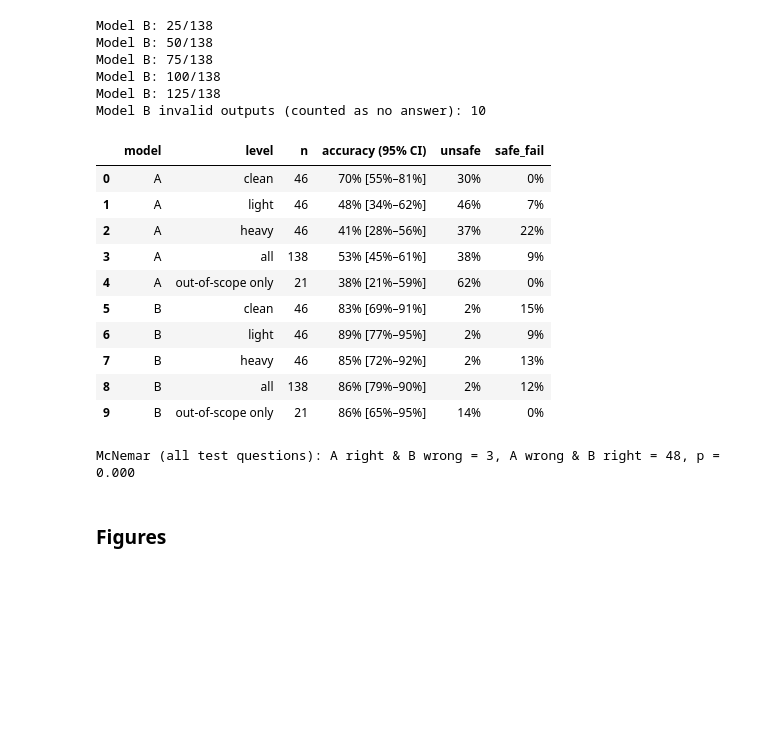
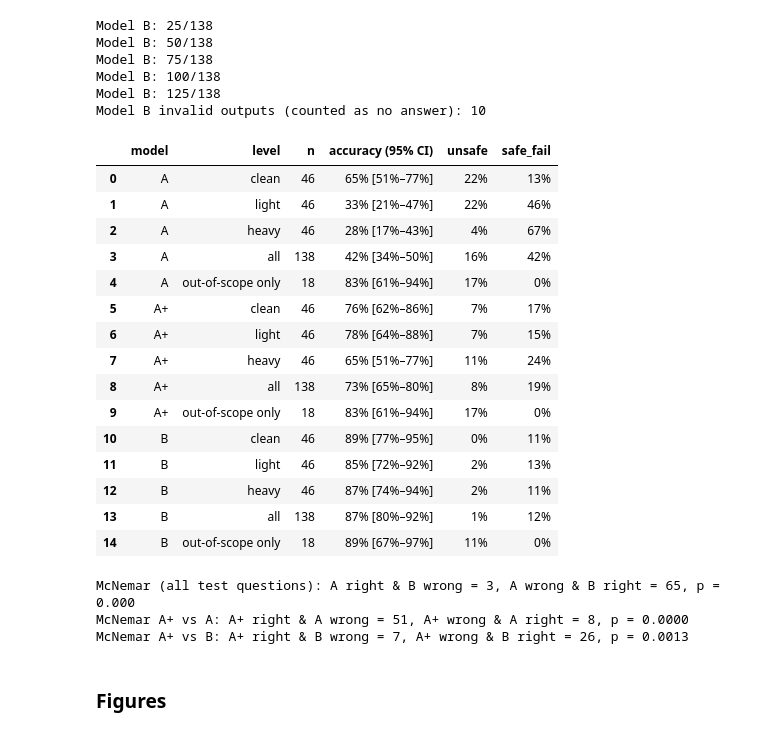
Before and after one commit to Camimilo-11/Ai-Yachay-2026, a Jupyter notebook: Lab_llm/voto_claro_modelos.ipynb, the cells around one changed output. Cells and saved outputs as stored; diff of their text form; code cells hidden in the pictures; blank space fills up the shorter version.

```diff
--- a/Lab_llm/voto_claro_modelos.ipynb
+++ b/Lab_llm/voto_claro_modelos.ipynb
@@ -320,7 +275,7 @@ except ImportError:
 
 from sentence_transformers import SentenceTransformer
 
-EMB_MODEL = "sentence-transformers/paraphrase-multilingual-MiniLM-L12-v2"
+EMB_MODEL = CFG["embedding_model"]   # same model as the web app
 t0 = time.perf_counter()
 model_a = SentenceTransformer(EMB_MODEL, device=DEVICE)
 print(f"Loaded {EMB_MODEL} on {DEVICE} in {time.perf_counter() - t0:.1f} s")
@@ -401,0 +392,11 @@ Chosen τ = 0.40 · dev accuracy 63.6% · dev unsafe 27.3%
+# %%
+# ---- Model A+: hybrid retriever (same code as the web app) ----
+from recuperador import RecuperadorHibrido, cargar_extra
+
+extra_a, anclas_a = cargar_extra(CFG["recuperador"].get("frases_extra", "frases_extra.json"))
+rec_a = RecuperadorHibrido(KB, embed, CFG["recuperador"], extra_a, anclas_a)
+print(f"Index: {len(KB)} situations · {sum(len(v) for v in extra_a.values())} extra example questions · "
+      f"{len(anclas_a)} out-of-scope anchors")
+print("Model A+ values (kb.json):", CFG["recuperador"])
+for q in ["a qoe hura puedo ir a botar", "no tengu sedula", "cuanto es la multa por no votar"]:
+    print(f"  {q!r:36} -> corrected {rec_a.corregir(q)!r:36} -> {rec_a.predecir(q)[0]}")
@@ -483,15 +503,2 @@ def model_b_predict(text):
 # %% [output]
 Model B ready: gpt-6-luna
-# %%
-# Diagnóstico de la API (no muestra la key)
-print("largo de la key:", len(client.api_key), "| termina en:", client.api_key[-4:])
-try:
-    ids = sorted(m.id for m in client.models.list() if m.id.startswith("gpt"))
-    print("Modelos GPT disponibles:", ids)
-except Exception as e:
-    print("ERROR al listar modelos:", type(e).__name__, str(e)[:300])
-try:
-    r = client.chat.completions.create(model=OPENAI_MODEL, messages=[{"role": "user", "content": "di hola"}])
-    print("Prueba OK:", r.choices[0].message.content)
-except Exception as e:
-    print("ERROR en la prueba:", type(e).__name__, str(e)[:300])
@@ -512,6 +515,13 @@ lat_a = []
 for q in test["texto"].sample(min(40, len(test)), random_state=SEED):
     t0 = time.perf_counter(); model_a_predict([q], TAU); lat_a.append(time.perf_counter() - t0)
 LAT_A = float(np.median(lat_a))
+
+# ---- Model A+ on test (hybrid retriever, values from kb.json) ----
+results["pred_A+"] = [rec_a.predecir(q)[0] for q in test["texto"]]
+lat_ap = []
+for q in test["texto"].sample(min(40, len(test)), random_state=SEED):
+    t0 = time.perf_counter(); rec_a.predecir(q); lat_ap.append(time.perf_counter() - t0)
+LAT_AP = float(np.median(lat_ap))
 
 # ---- Model B on test ----
 B_RAN = client is not None
@@ -526,7 +536,7 @@ if B_RAN:
     results["pred_B"], results["tokens_in_B"], results["tokens_out_B"], results["latency_B"] = preds, tin, tout, lat
     print(f"Model B invalid outputs (counted as no answer): {invalid}")
 
-MODELS = ["A", "B"] if B_RAN else ["A"]
+MODELS = ["A", "A+", "B"] if B_RAN else ["A", "A+"]
 for m in MODELS:
     results[f"outcome_{m}"] = [outcome(g, p) for g, p in zip(results["intent"], results[f"pred_{m}"])]
 results.to_csv(os.path.join(OUT_DIR, "predicciones_test.csv"), index=False)
@@ -558,44 +568,60 @@ summary = []
 for m in MODELS:
     for level in LEVELS + ["all"]:
         sub = results if level == "all" else results[results["level"] == level]
         summary.append({"model": m, "level": level, **summarize(sub, m)})
     oos = results[results["intent"] == NO_ANSWER]
     summary.append({"model": m, "level": "out-of-scope only", **summarize(oos, m)})
 summary = pd.DataFrame(summary)
 summary.to_csv(os.path.join(OUT_DIR, "resumen_metricas.csv"), index=False)
 
 pct = lambda x: f"{x:.0%}"
 show = summary.copy()
 show["accuracy (95% CI)"] = [f"{a:.0%} [{l:.0%}–{h:.0%}]" for a, l, h in zip(show.accuracy, show.ci_low, show.ci_high)]
 for c in ["unsafe", "safe_fail"]:
     show[c] = show[c].map(pct)
 display(show[["model", "level", "n", "accuracy (95% CI)", "unsafe", "safe_fail"]])
 
 def mcnemar_exact(b, c):
     n = b + c
     if n == 0:
         return 1.0
     tail = sum(math.comb(n, i) for i in range(0, min(b, c) + 1)) / 2 ** n
     return min(1.0, 2 * tail)
 
 if B_RAN:
     a_ok, b_ok = results["outcome_A"] == "correct", results["outcome_B"] == "correct"
     b_cnt, c_cnt = int((a_ok & ~b_ok).sum()), int((~a_ok & b_ok).sum())
     P_MCNEMAR = mcnemar_exact(b_cnt, c_cnt)
     print(f"McNemar (all test questions): A right & B wrong = {b_cnt}, A wrong & B right = {c_cnt}, p = {P_MCNEMAR:.3f}")
+
+ap_ok, a_ok2 = results["outcome_A+"] == "correct", results["outcome_A"] == "correct"
+b_ap, c_ap = int((ap_ok & ~a_ok2).sum()), int((~ap_ok & a_ok2).sum())
+P_MCNEMAR_AP = mcnemar_exact(b_ap, c_ap)
+print(f"McNemar A+ vs A: A+ right & A wrong = {b_ap}, A+ wrong & A right = {c_ap}, p = {P_MCNEMAR_AP:.4f}")
+if B_RAN:
+    b_apb, c_apb = int((ap_ok & ~b_ok).sum()), int((~ap_ok & b_ok).sum())
+    P_MCNEMAR_APB = mcnemar_exact(b_apb, c_apb)
+    print(f"McNemar A+ vs B: A+ right & B wrong = {b_apb}, A+ wrong & B right = {c_apb}, p = {P_MCNEMAR_APB:.4f}")
 # %% [output]
 |  | model | level | n | accuracy (95% CI) | unsafe | safe_fail |
-| 0 | A | clean | 46 | 70% [55%–81%] | 30% | 0% |
-| 1 | A | light | 46 | 48% [34%–62%] | 46% | 7% |
-| 2 | A | heavy | 46 | 41% [28%–56%] | 37% | 22% |
-| 3 | A | all | 138 | 53% [45%–61%] | 38% | 9% |
-| 4 | A | out-of-scope only | 21 | 38% [21%–59%] | 62% | 0% |
-| 5 | B | clean | 46 | 83% [69%–91%] | 2% | 15% |
-| 6 | B | light | 46 | 89% [77%–95%] | 2% | 9% |
-| 7 | B | heavy | 46 | 85% [72%–92%] | 2% | 13% |
-| 8 | B | all | 138 | 86% [79%–90%] | 2% | 12% |
-| 9 | B | out-of-scope only | 21 | 86% [65%–95%] | 14% | 0% |
+| 0 | A | clean | 46 | 65% [51%–77%] | 22% | 13% |
+| 1 | A | light | 46 | 33% [21%–47%] | 22% | 46% |
+| 2 | A | heavy | 46 | 28% [17%–43%] | 4% | 67% |
+| 3 | A | all | 138 | 42% [34%–50%] | 16% | 42% |
+| 4 | A | out-of-scope only | 18 | 83% [61%–94%] | 17% | 0% |
+| 5 | A+ | clean | 46 | 76% [62%–86%] | 7% | 17% |
+| 6 | A+ | light | 46 | 78% [64%–88%] | 7% | 15% |
+| 7 | A+ | heavy | 46 | 65% [51%–77%] | 11% | 24% |
+| 8 | A+ | all | 138 | 73% [65%–80%] | 8% | 19% |
+| 9 | A+ | out-of-scope only | 18 | 83% [61%–94%] | 17% | 0% |
+| 10 | B | clean | 46 | 89% [77%–95%] | 0% | 11% |
+| 11 | B | light | 46 | 85% [72%–92%] | 2% | 13% |
+| 12 | B | heavy | 46 | 87% [74%–94%] | 2% | 11% |
+| 13 | B | all | 138 | 87% [80%–92%] | 1% | 12% |
+| 14 | B | out-of-scope only | 18 | 89% [67%–97%] | 11% | 0% |
-McNemar (all test questions): A right & B wrong = 3, A wrong & B right = 48, p = 0.000
+McNemar (all test questions): A right & B wrong = 3, A wrong & B right = 65, p = 0.000
+McNemar A+ vs A: A+ right & A wrong = 51, A+ wrong & A right = 8, p = 0.0000
+McNemar A+ vs B: A+ right & B wrong = 7, A+ wrong & B right = 26, p = 0.0013
 # %% [markdown]
 ### Figures
 # %%
```
Also changed, not shown: parts of 29 cells of this notebook, 23 other files.
